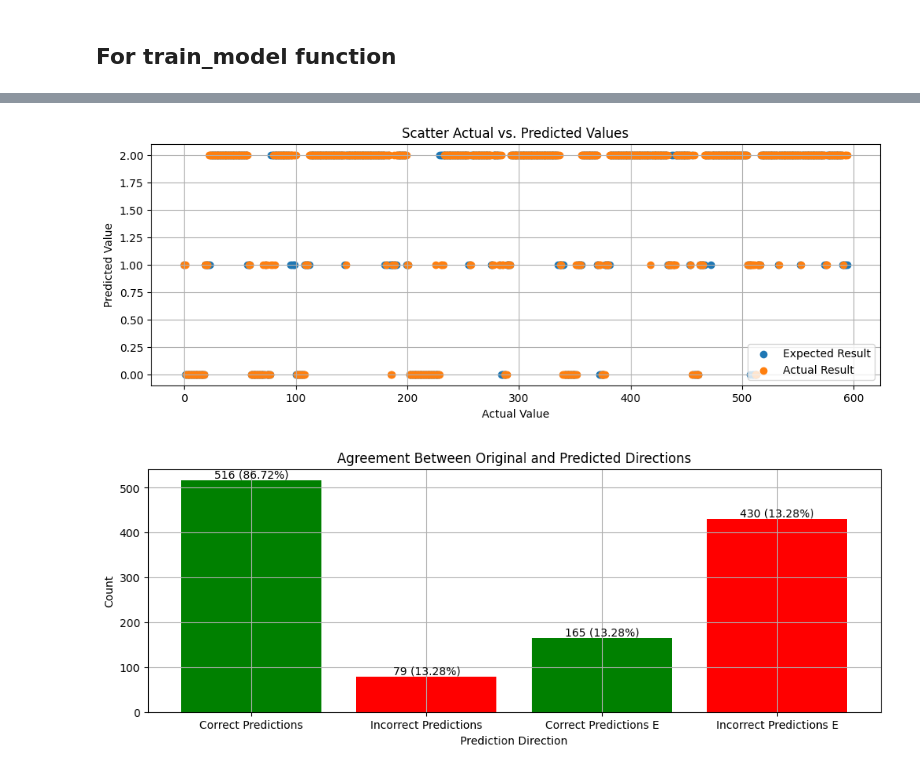
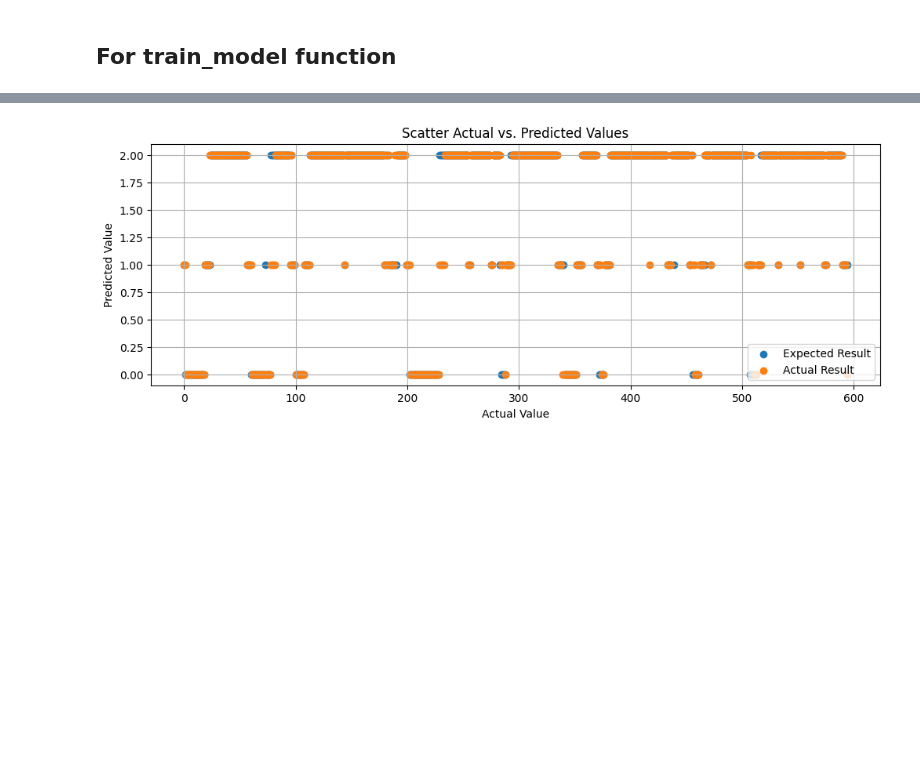
Before and after one commit to BoykoPetevBoev/Stock-Market-Prediction, a Jupyter notebook: src/models/lstm_v3/lstm_model.ipynb, the cells around one changed output, grey strips where cells are left out. Cells and saved outputs as stored; diff of their text form; code cells hidden in the pictures; blank space fills up the shorter version.

```diff
--- a/src/models/lstm_v3/lstm_model.ipynb
+++ b/src/models/lstm_v3/lstm_model.ipynb
@@ -183,6 +181,9 @@ predictions_test = model.predict(x_test)
 y_test_classes = np.argmax(y_test, axis=1)
 predictions_test_classes = np.argmax(predictions_test, axis=1)
 
+accuracy = accuracy_score(y_test_classes, predictions_test_classes)
+print("Accuracy:", accuracy)
+
 plot_scatter_data(y_test_classes, predictions_test_classes)
-plot_direction_comparison(y_test_classes, predictions_test_classes)
+# plot_direction_comparison(y_test_classes, predictions_test_classes)
 # %% [output]
@@ -190,5 +192,4 @@ plot_direction_comparison(y_test_classes, predictions_test_classes)
-[figure, old version]
+[figure, new version]
-[figure, removed]
 # %%
 predictions = model.predict(x_predict)
 
```
Also changed, not shown: parts of 12 cells of this notebook, 8 other files.
